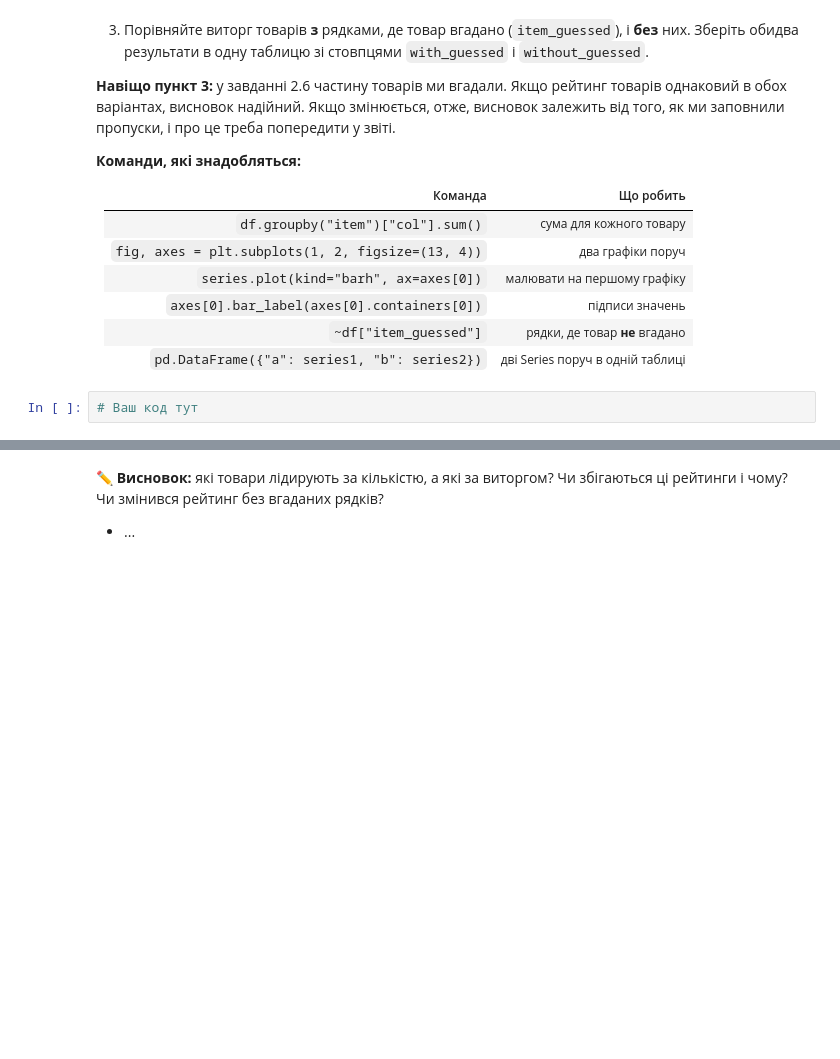
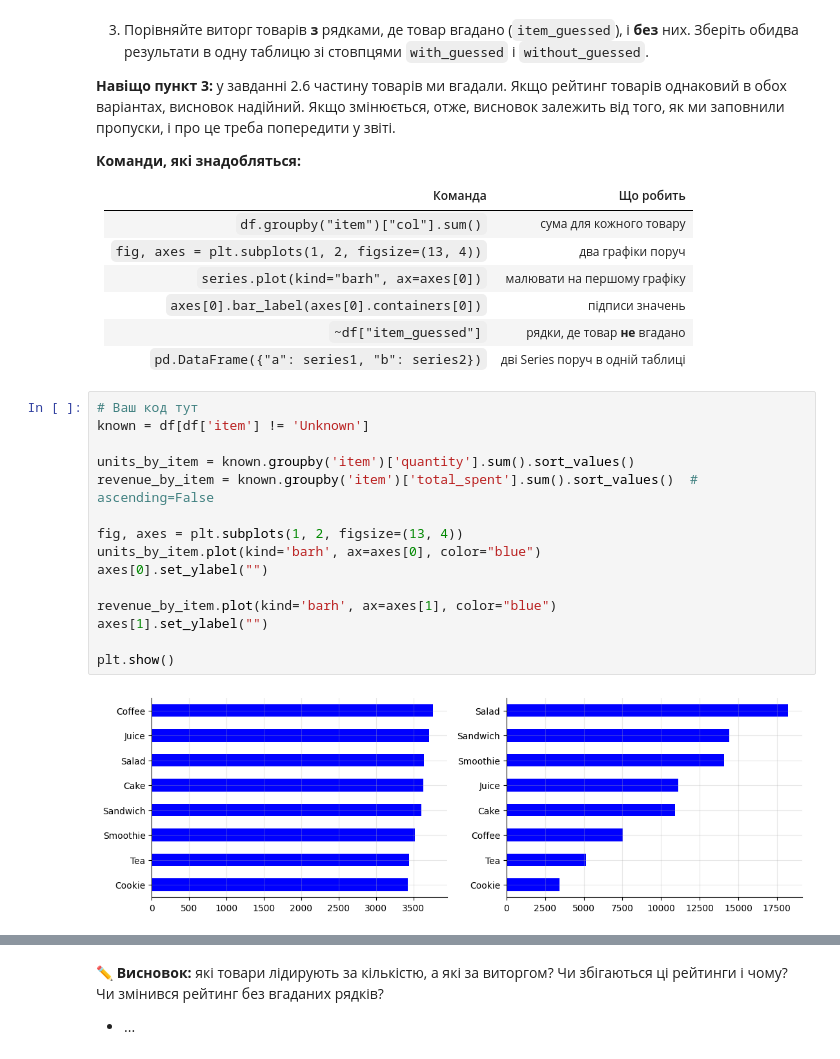
Before and after one commit to RomanLuja/Cafe_sale, a Jupyter notebook: Training_project_cafe_sales.ipynb, the cells around one changed output, grey strips where cells are left out. Cells and saved outputs as stored; diff of their text form; blank space fills up the shorter version.

```diff
--- a/Training_project_cafe_sales.ipynb
+++ b/Training_project_cafe_sales.ipynb
@@ -847,5 +850,20 @@ df.columns
 | `axes[0].bar_label(axes[0].containers[0])` | підписи значень |
 | `~df["item_guessed"]` | рядки, де товар **не** вгадано |
 | `pd.DataFrame({"a": series1, "b": series2})` | дві Series поруч в одній таблиці |
-# %%
-# Ваш код тут
+# %%
+# Ваш код тут
+known = df[df['item'] != 'Unknown']
+
+units_by_item = known.groupby('item')['quantity'].sum().sort_values()
+revenue_by_item = known.groupby('item')['total_spent'].sum().sort_values()  # ascending=False
+
+fig, axes = plt.subplots(1, 2, figsize=(13, 4))
+units_by_item.plot(kind='barh', ax=axes[0], color="blue")
+axes[0].set_ylabel("")
+
+revenue_by_item.plot(kind='barh', ax=axes[1], color="blue")
+axes[1].set_ylabel("")
+
+plt.show()
+# %% [output]
+[figure, added]
```
Also changed, not shown: parts of 2 cells of this notebook.
